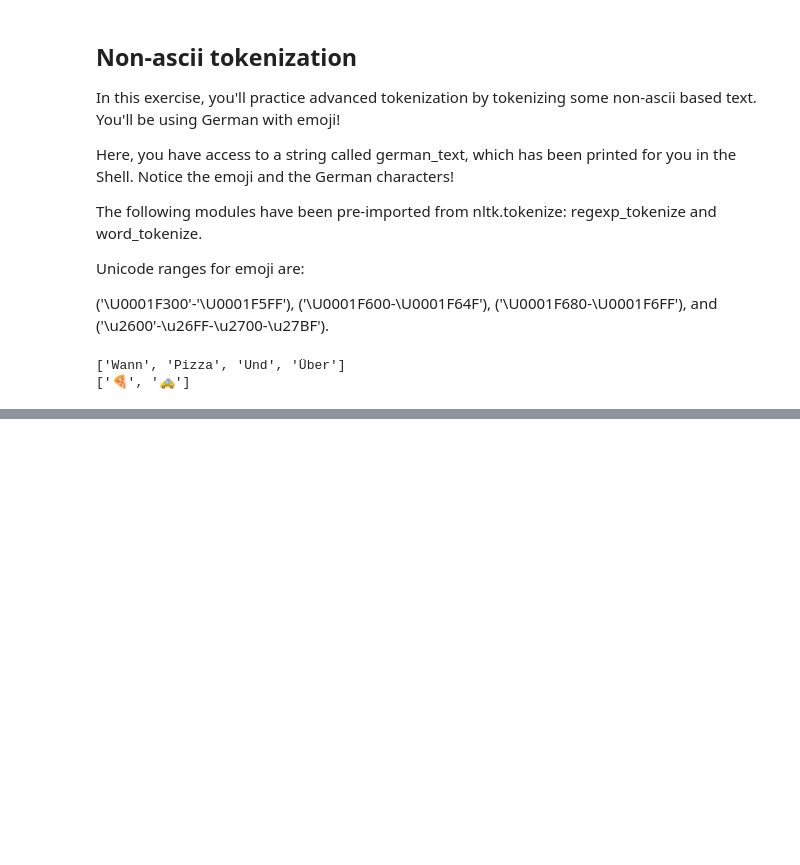
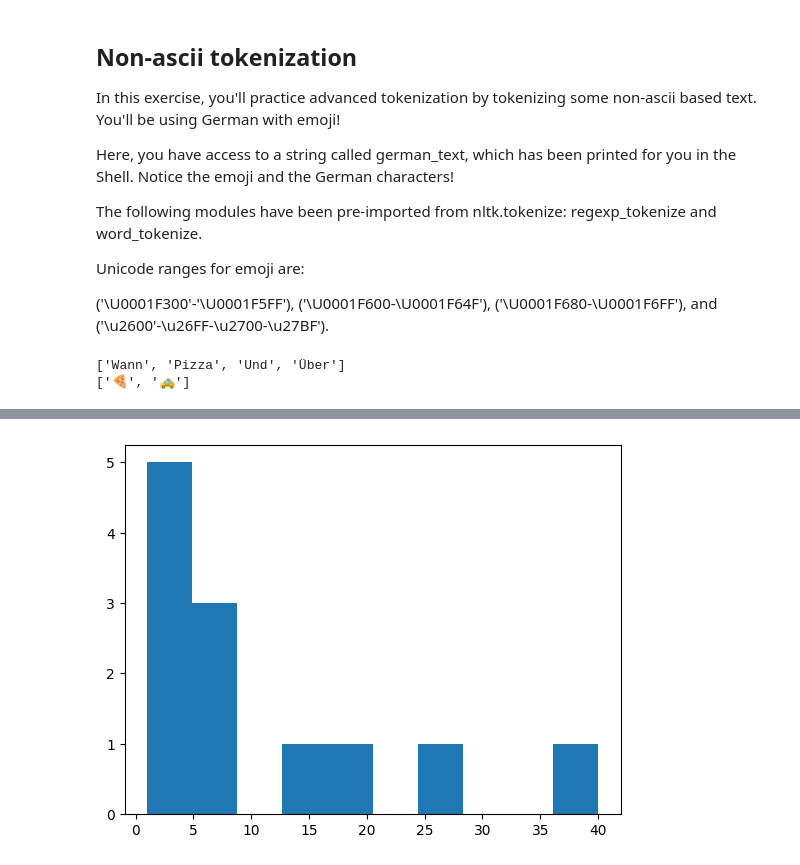
Before and after one commit to krystoliz/Natural-Language-Processing, a Jupyter notebook: Intro to NLP in Python/IntroToTokenization.ipynb, the cells around one changed output, grey strips where cells are left out. Saved outputs shown, nothing was run; the diff lists cells and outputs as text; code cells hidden in the pictures; blank space fills up the shorter version.

Commit message:
intro to tokenize done

```diff
--- a/Intro to NLP in Python/IntroToTokenization.ipynb
+++ b/Intro to NLP in Python/IntroToTokenization.ipynb
@@ -187,0 +195,27 @@ print(regexp_tokenize(german_text, emoji))
+# %%
+import re
+import matplotlib.pyplot as plt
+from nltk.tokenize import regexp_tokenize
+
+holy_grail = "SCENE 1: [wind] [clop clop clop] \nKING ARTHUR: Whoa there!  [clop clop clop] \nSOLDIER #1: Halt!  Who goes there?\nARTHUR: It is I, Arthur, son of Uther Pendragon, from the castle of Camelot.  King of the Britons, defeator of the Saxons, sovereign of all England!\nSOLDIER #1: Pull the other one!\nARTHUR: I am, ...  and this is my trusty servant Patsy.  We have ridden the length and breadth of the land in search of knights who will join me in my court at Camelot.  I must speak with your lord and master.\nSOLDIER #1: What?  Ridden on a horse?\nARTHUR: Yes!\nSOLDIER #1: You're using coconuts!\nARTHUR: What?\nSOLDIER #1: You've got two empty halves of coconut and you're bangin' 'em together.\nARTHUR: So?  We have ridden since the snows of winter covered this land, through the kingdom of Mercea, through--"
+
+# Split the script into lines: lines
+lines = holy_grail.split('\n')
+
+# Replace all script lines for speaker
+pattern = r"[A-Z]{2,}(\s)?(#\d)?([A-Z]{2,})?:"
+lines = [re.sub(pattern, '', l) for l in lines]
+
+# Tokenize each line: tokenized_lines
+tokenized_lines = [regexp_tokenize(s,r"\w+") for s in lines]
+
+# Make a frequency list of lengths: line_num_words
+line_num_words = [len(t_line) for t_line in tokenized_lines]
+
+# Plot a histogram of the line lengths
+plt.hist(line_num_words)
+
+# Show the plot
+plt.show()
+# %% [output]
+[figure, added]
```
Also changed, not shown: parts of 1 cell of this notebook.
